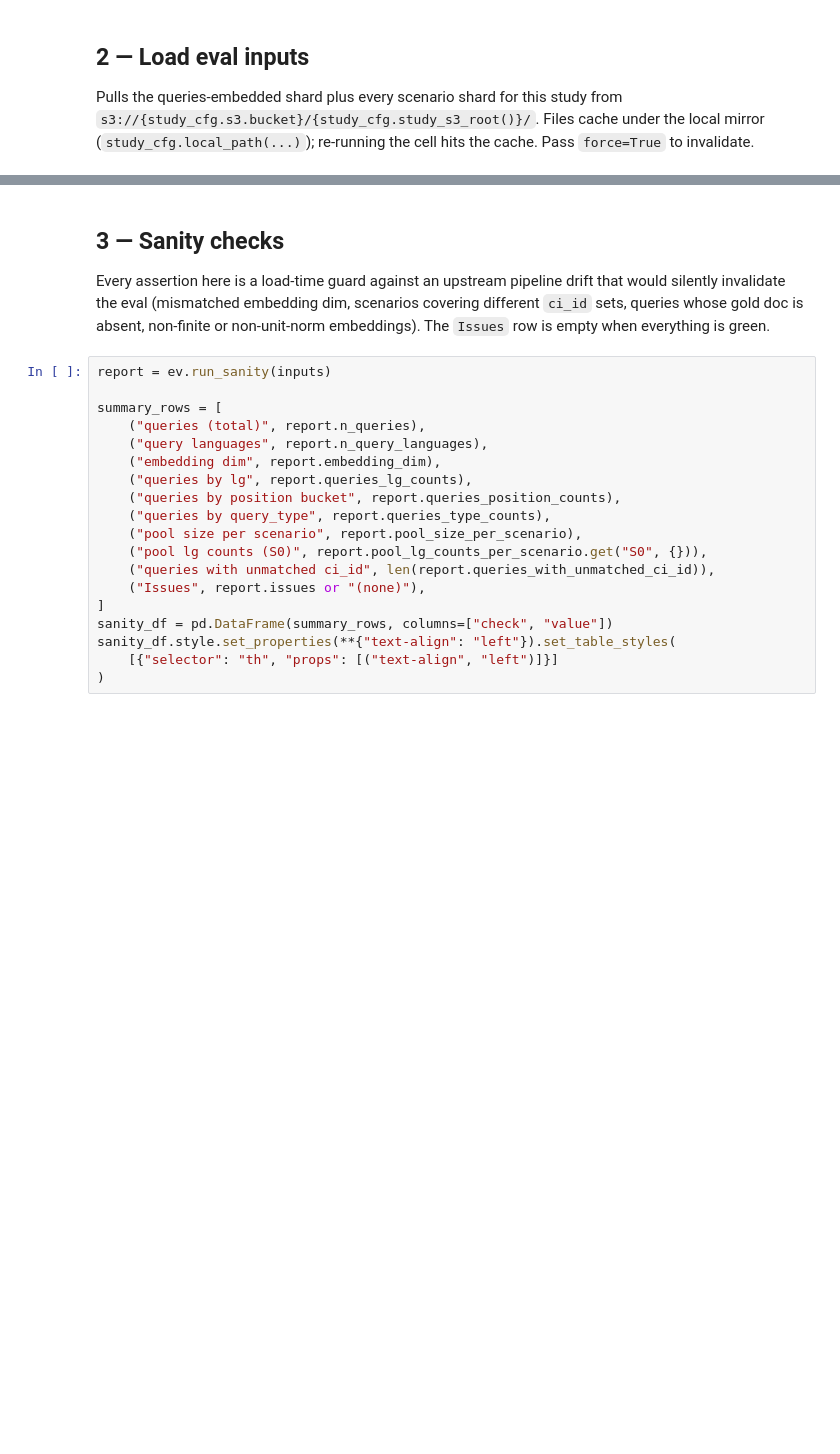
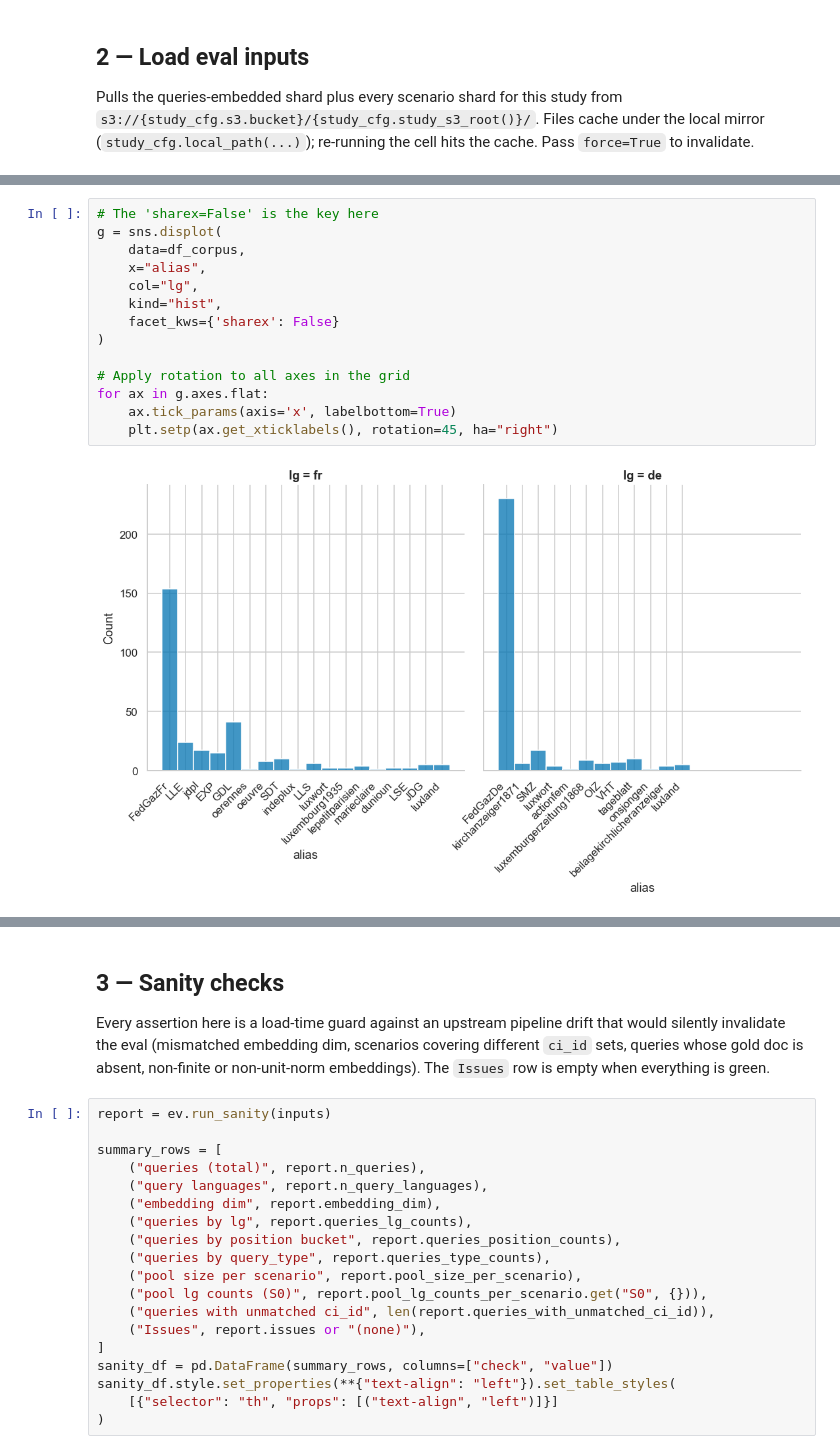
Before and after one commit to impresso/impresso-text-embedder, a Jupyter notebook: notebooks/A-fit-eval.ipynb, the cells around one changed output, grey strips where cells are left out. Saved outputs shown, nothing was run; the diff lists cells and outputs as text; blank space fills up the shorter version.

```diff
--- a/notebooks/A-fit-eval.ipynb
+++ b/notebooks/A-fit-eval.ipynb
@@ -99,3 +96,19 @@ hits the cache. Pass `force=True` to invalidate.
+# %%
+# The 'sharex=False' is the key here
+g = sns.displot(
+    data=df_corpus,
+    x="alias",
+    col="lg",
+    kind="hist",
+    facet_kws={'sharex': False}
+)
+
+# Apply rotation to all axes in the grid
+for ax in g.axes.flat:
+    ax.tick_params(axis='x', labelbottom=True)
+    plt.setp(ax.get_xticklabels(), rotation=45, ha="right")
+# %% [output]
+[figure, added]
 # %%
 inputs = ev.load_eval_inputs(study_cfg)
 print(
```
Also changed, not shown: parts of 43 cells of this notebook, 7 other files.
